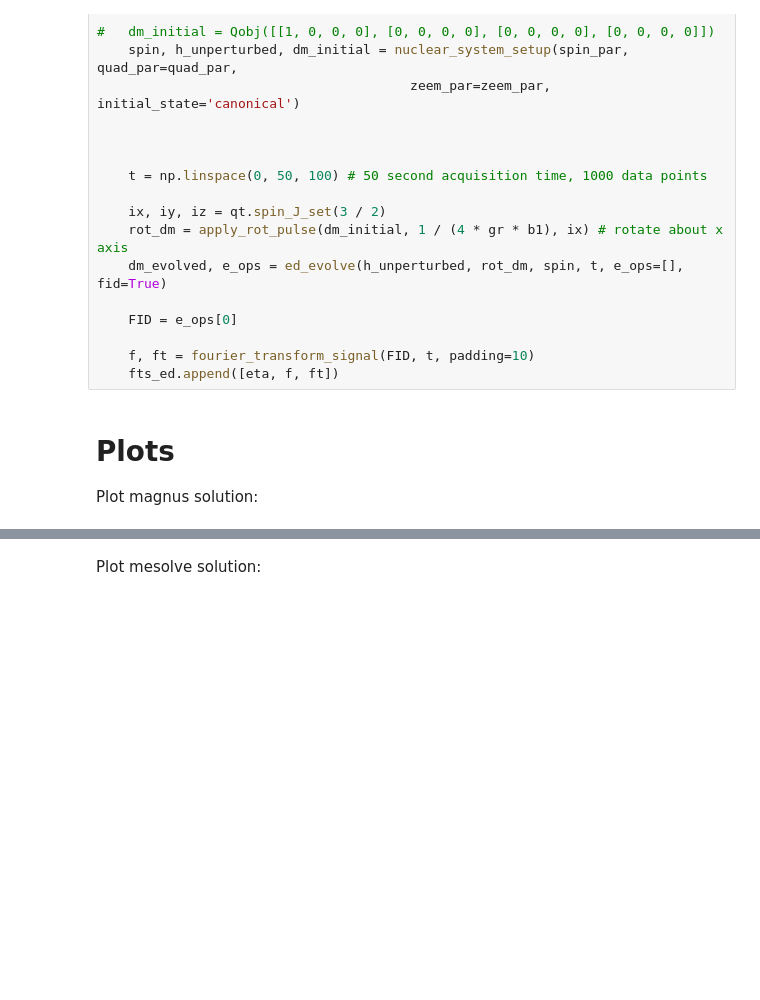
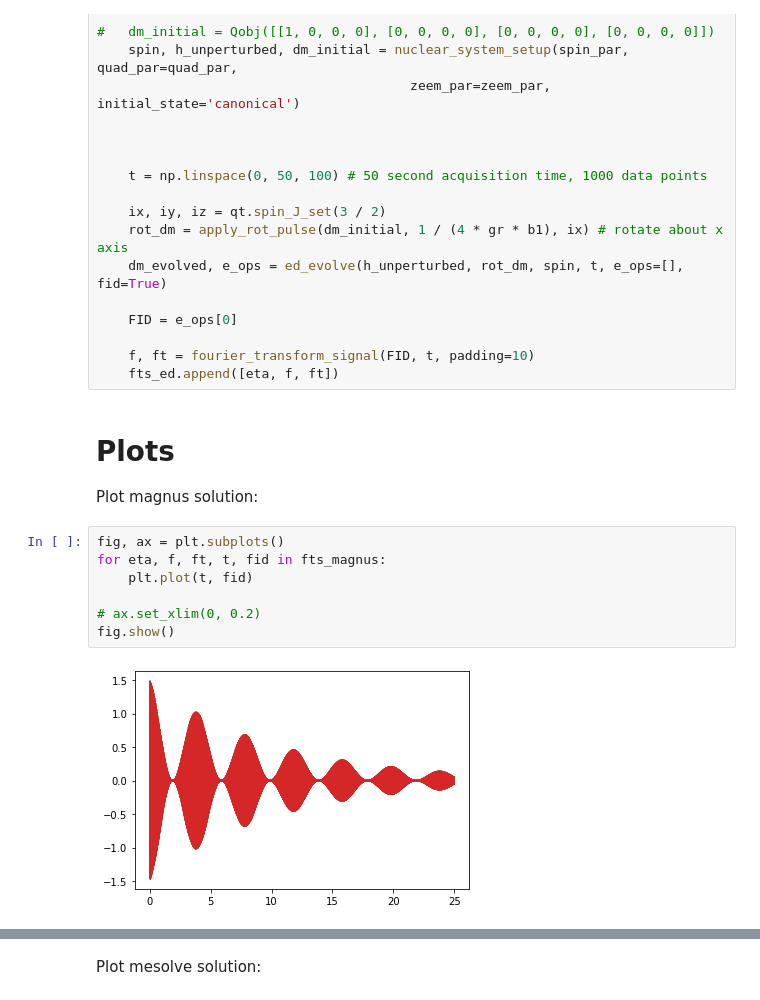
Before and after one commit to vemiBGH/PULSEE, a Jupyter notebook: demos/sim_vesna_nb_quad.ipynb, the cells around one changed output, grey strips where cells are left out. Cells and saved outputs as stored; diff of their text form; blank space fills up the shorter version.

```diff
--- a/demos/sim_vesna_nb_quad.ipynb
+++ b/demos/sim_vesna_nb_quad.ipynb
@@ -148,5 +127,14 @@ for eta in etas:
 # %% [markdown]
 # Plots
 Plot magnus solution:
+# %%
+fig, ax = plt.subplots()
+for eta, f, ft, t, fid in fts_magnus:
+	plt.plot(t, fid)
+
+# ax.set_xlim(0, 0.2)
+fig.show()
+# %% [output]
+[figure, added]
 # %%
 fig, ax = plt.subplots()
```
Also changed, not shown: parts of 9 cells of this notebook, 7 other files.
